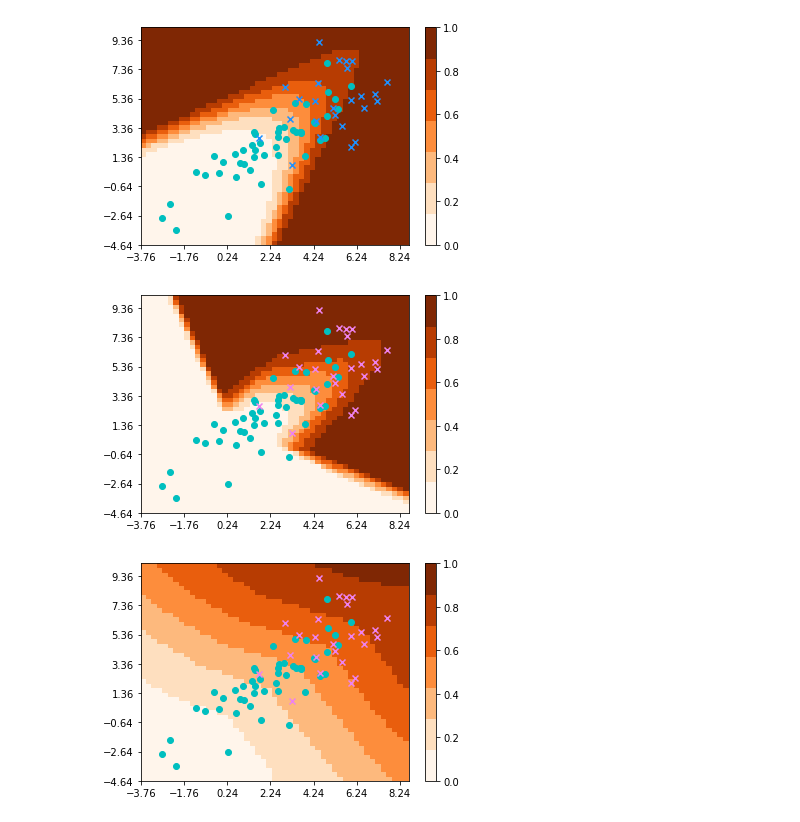
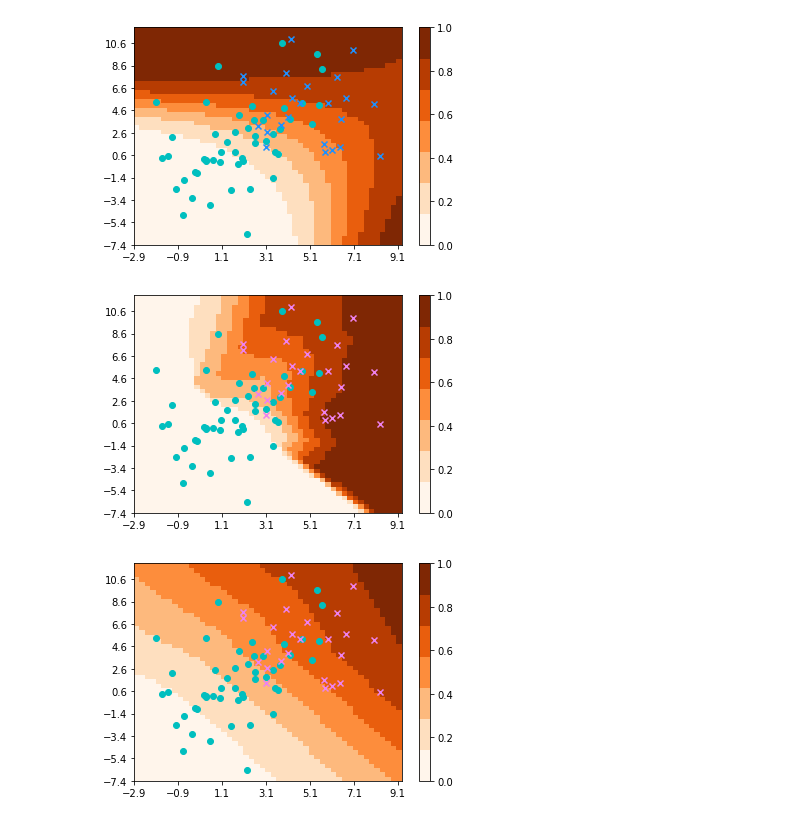
Before and after one commit to w86763777/pytorch-gan-collections, a Jupyter notebook: vis_value_surface.ipynb, the cells around one changed output. Cells and saved outputs as stored; diff of their text form; code cells hidden in the pictures.

```diff
--- a/vis_value_surface.ipynb
+++ b/vis_value_surface.ipynb
@@ -133,11 +133,11 @@ n_grad_grid = 20
 
 mean1 = [2, 2]
 cov1 = [[5, 4],
-        [4, 5]]
+        [4, 12]]
 
 mean2 = [5, 5]
-cov2 = [[4, 1],
-        [1, 4]]
+cov2 = [[5, 1],
+        [1, 9]]
 
 # mean2 = [5, 4]
 # cov2 = [[2, 1.1],
@@ -165,34 +165,34 @@ select = np.random.permutation(n_samples)[:n_real_pts]
 xs2 = np.array(xs2)[select]
 ys2 = np.array(ys2)[select]
 x_min, x_max = min(xs1.min(), xs2.min()) - 1, max(xs1.max(), xs2.max()) + 1
 y_min, y_max = min(ys1.min(), ys2.min()) - 1, max(ys1.max(), ys2.max()) + 1
 
 xs = np.linspace(x_min, x_max, n_grid)
 ys = np.linspace(y_min, y_max, n_grid)
 opt_prob = []
 for x in xs:
     for y in ys:
         prob1 = rv1.pdf([x, y])
         prob2 = rv2.pdf([x, y])
         opt_prob.append(prob2 / (prob1 + prob2))
 opt_prob = np.array(opt_prob).reshape(n_grid, n_grid)
 
 mesh_x, mesh_y = np.meshgrid(xs, ys)
 cmap = plt.get_cmap('Oranges', 7)
 
 grad_xs = np.linspace(x_min, x_max, n_grad_grid)
 grad_ys = np.linspace(y_min, y_max, n_grad_grid)
 grad_mesh_x, grad_mesh_y = np.meshgrid(grad_xs, grad_ys)
 
 plt.pcolormesh(mesh_x, mesh_y, opt_prob, cmap=cmap, vmin=0, vmax=1)
 plt.colorbar()
 plt.scatter(xs1, ys1, marker='o', c='c')
 plt.scatter(xs2, ys2, marker='x', c='dodgerblue')
 plt.xticks(np.arange(x_min, x_max, 2.0))
 plt.yticks(np.arange(y_min, y_max, 2.0))
 plt.show()
 # %% [output]
-[figure, old version]
+[figure, new version]
 # %%
 set_seed(0)
 net = MLP().to(device)
@@ -235,7 +235,7 @@ plt.xticks(np.arange(x_min, x_max, 2.0))
 plt.yticks(np.arange(y_min, y_max, 2.0))
 plt.show()
 # %% [output]
-[figure, old version]
+[figure, new version]
 # %%
 set_seed(0)
 alpha = 1
@@ -281,7 +281,7 @@ plt.xticks(np.arange(x_min, x_max, 2.0))
 plt.yticks(np.arange(y_min, y_max, 2.0))
 plt.show()
 # %% [output]
-[figure, old version]
+[figure, new version]
 # %%
 set_seed(0)
 alpha = 1
```
Also changed, not shown: parts of 4 cells of this notebook, 2 other files.
